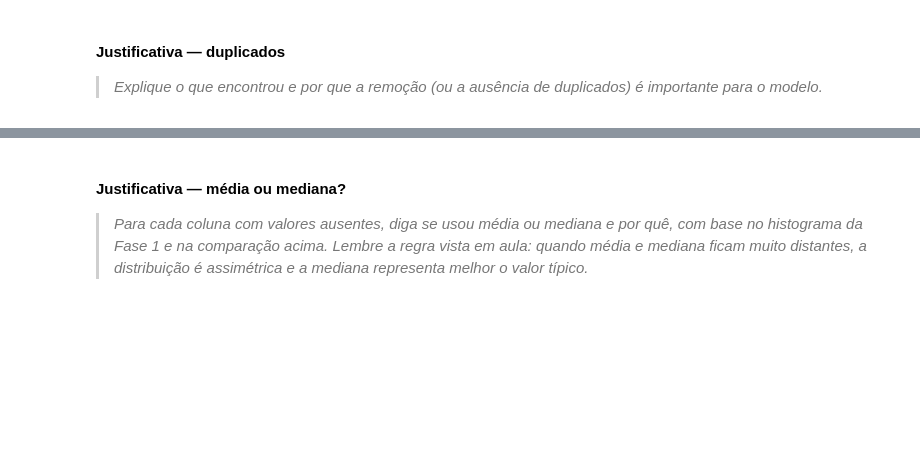
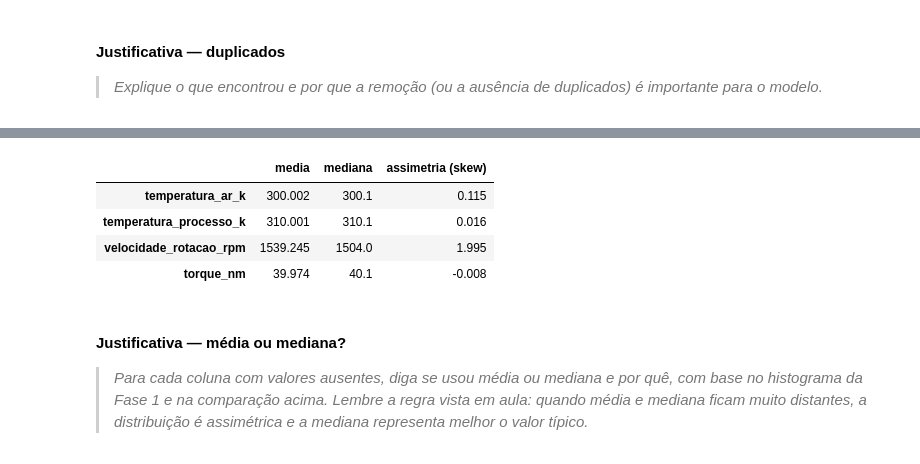
Before and after one commit to talitagalanti/manutencao-preditiva, a Jupyter notebook: notebooks/projeto_manutencao_preditiva.ipynb, the cells around one changed output, grey strips where cells are left out. Drawn from its saved outputs; the diff is of its cells as text; code cells hidden in the pictures; blank space fills up the shorter version.

```diff
--- a/notebooks/projeto_manutencao_preditiva.ipynb
+++ b/notebooks/projeto_manutencao_preditiva.ipynb
@@ -202,3 +214,8 @@ plt.show()
 > _Explique o que encontrou e por que a remoção (ou a ausência de duplicados) é importante para o modelo._
 # %%
 # 2.3 Quantidade de valores ausentes por coluna
+print(df.isna().sum())
+print()
+colunas_com_nulos = ["temperatura_ar_k", "temperatura_processo_k", "velocidade_rotacao_rpm", "torque_nm"]
+print("Linhas com pelo menos um valor ausente:", df[colunas_com_nulos].isna().any(axis=1).sum())
+print("Linhas com os 4 sensores ausentes ao mesmo tempo:", df[colunas_com_nulos].isna().all(axis=1).sum())
@@ -205,5 +241,17 @@ plt.show()
 # %%
 # 2.4 Comparação de média, mediana (e assimetria) das colunas com valores ausentes
+comparacao = pd.DataFrame({
+    "media": df[colunas_com_nulos].mean(),
+    "mediana": df[colunas_com_nulos].median(),
+    "assimetria (skew)": df[colunas_com_nulos].skew(),
+})
+comparacao.round(3)
+# %% [output]
+|  | media | mediana | assimetria (skew) |
+| temperatura_ar_k | 300.002 | 300.1 | 0.115 |
+| temperatura_processo_k | 310.001 | 310.1 | 0.016 |
+| velocidade_rotacao_rpm | 1539.245 | 1504.0 | 1.995 |
+| torque_nm | 39.974 | 40.1 | -0.008 |
 # %% [markdown]
 #### Justificativa — média ou mediana?
 
```
Also changed, not shown: parts of 6 cells of this notebook.
